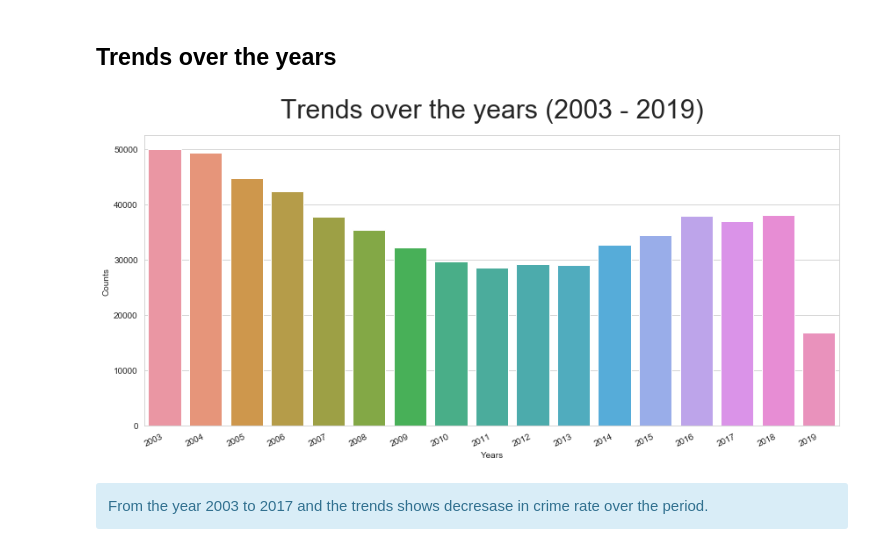
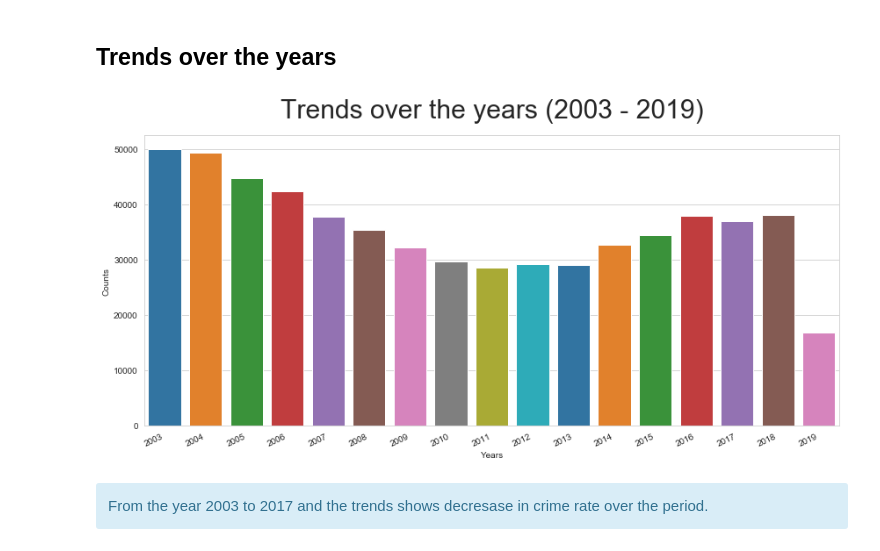
Before and after one commit to abhishekasingh/PythonProjects, a Jupyter notebook: 001 Crimes in Vancouver/Crime in Vancouver.ipynb, the cells around one changed output. Drawn from its saved outputs; the diff is of its cells as text; code cells hidden in the pictures.

```diff
--- a/001 Crimes in Vancouver/Crime in Vancouver.ipynb
+++ b/001 Crimes in Vancouver/Crime in Vancouver.ipynb
@@ -6,11 +6,14 @@ import pandas as pd
 import seaborn as sns
 import matplotlib.pyplot as plt
 import calendar
+import zipfile
 
 %matplotlib inline
 sns.set_style('whitegrid')
+current_palette = sns.color_palette()
 # %%
-crime_vancouver = pd.read_csv('crime_csv_all_years.csv')
+zf = zipfile.ZipFile('crime_csv_all_years.zip')
+crime_vancouver = pd.read_csv(zf.open('crime_csv_all_years.csv'))
 # %%
 crime_vancouver.columns = crime_vancouver.columns.str.lower()
 # %%
@@ -69,12 +84,13 @@ plt.tight_layout()
 # %%
 plt.figure(figsize=(12,6))
 plt.title('Trends over the years (2003 - 2019)',fontdict={'fontsize':'30'},pad=20)
-ax = sns.countplot(x='year',data=crime_vancouver)
+ax = sns.countplot(x='year',data=crime_vancouver,palette=current_palette)
 ax.set(xlabel='Years', ylabel='Counts')
 plt.setp(ax.get_xticklabels(), rotation=25, horizontalalignment='right')
 plt.tight_layout()
+plt.savefig('trends.png')
 # %% [output]
-[figure, old version]
+[figure, new version]
 # %% [markdown]
 <div class="alert alert-info" role="alert">
 From the year 2003 to 2017 and the trends shows decresase in crime rate over the period.
```
Also changed, not shown: parts of 9 cells of this notebook.
